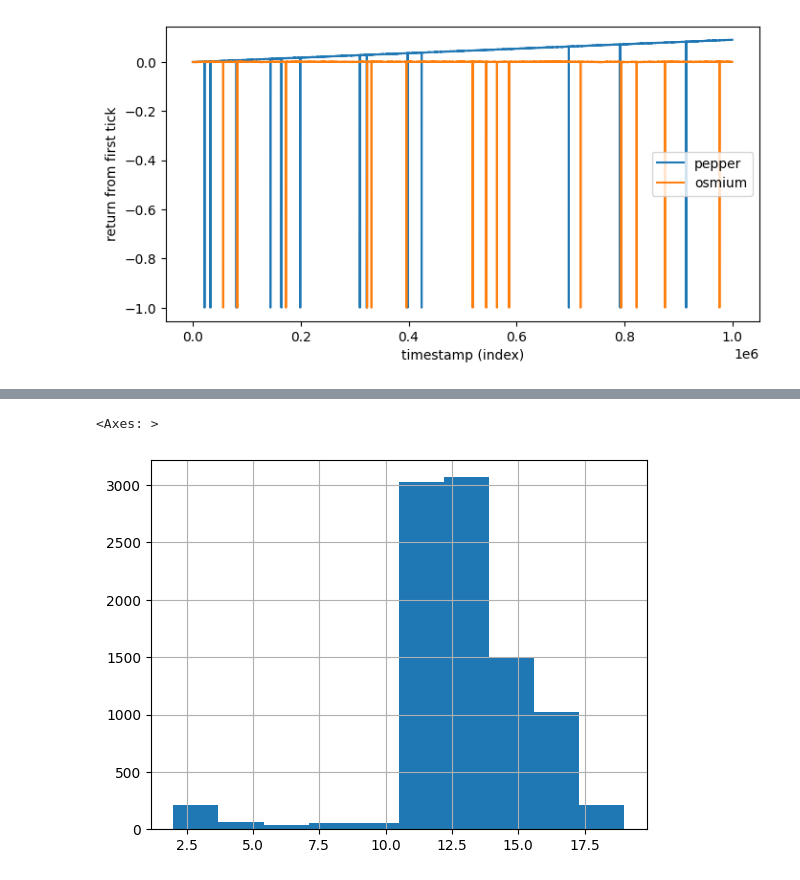
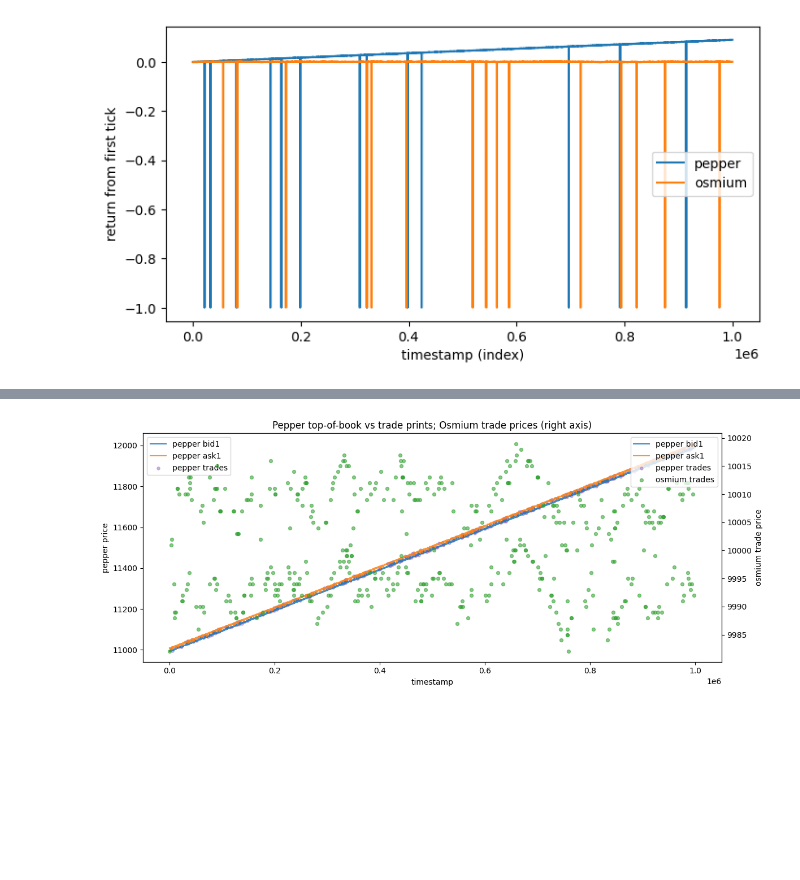
Before and after one commit to ATMmonitor667/IMC-Prosperity-Challenge, a Jupyter notebook: ROUND2/notebooks/analysis.ipynb, the cells around one changed output, grey strips where cells are left out. Drawn from its saved outputs; the diff is of its cells as text; code cells hidden in the pictures; blank space fills up the shorter version.

```diff
--- a/ROUND2/notebooks/analysis.ipynb
+++ b/ROUND2/notebooks/analysis.ipynb
@@ -68,6 +68,44 @@ plt.ylim(11600, 11800)
 [figure]
-# %%
-pepper.spread.dropna().hist()
-# %% [output]
-<Axes: >
-[figure, removed]
+# %%
+
+trade = pd.read_csv("../trades_round_2_day_-1.csv", sep=";")
+osmium_trades = trade.loc[trade["symbol"] == "ASH_COATED_OSMIUM"]
+pepper_trades = trade.loc[trade["symbol"] == "INTARIAN_PEPPER_ROOT"]
+
+fig, ax_pep = plt.subplots(figsize=(12, 5))
+
+ax_pep.plot(pepper.index, pepper["bid_price_1"], label="pepper bid1", alpha=0.85)
+ax_pep.plot(pepper.index, pepper["ask_price_1"], label="pepper ask1", alpha=0.85)
+if len(pepper_trades):
+    ax_pep.scatter(
+        pepper_trades["timestamp"],
+        pepper_trades["price"],
+        s=14,
+        alpha=0.45,
+        color="tab:purple",
+        label="pepper trades",
+    )
+
+ax_pep.set_ylabel("pepper price")
+ax_pep.set_xlabel("timestamp")
+ax_pep.legend(loc="upper left")
+
+ax_osm = ax_pep.twinx()
+ax_osm.scatter(
+    osmium_trades["timestamp"],
+    osmium_trades["price"],
+    s=18,
+    alpha=0.55,
+    color="tab:green",
+    label="osmium trades",
+)
+ax_osm.set_ylabel("osmium trade price")
+
+h1, l1 = ax_pep.get_legend_handles_labels()
+h2, l2 = ax_osm.get_legend_handles_labels()
+ax_osm.legend(h1 + h2, l1 + l2, loc="upper right")
+plt.title("Pepper top-of-book vs trade prints; Osmium trade prices (right axis)")
+plt.tight_layout()
+plt.show()
+# %% [output]
+[figure, added]
```
Also changed, not shown: parts of 3 cells of this notebook, 4 other files.
